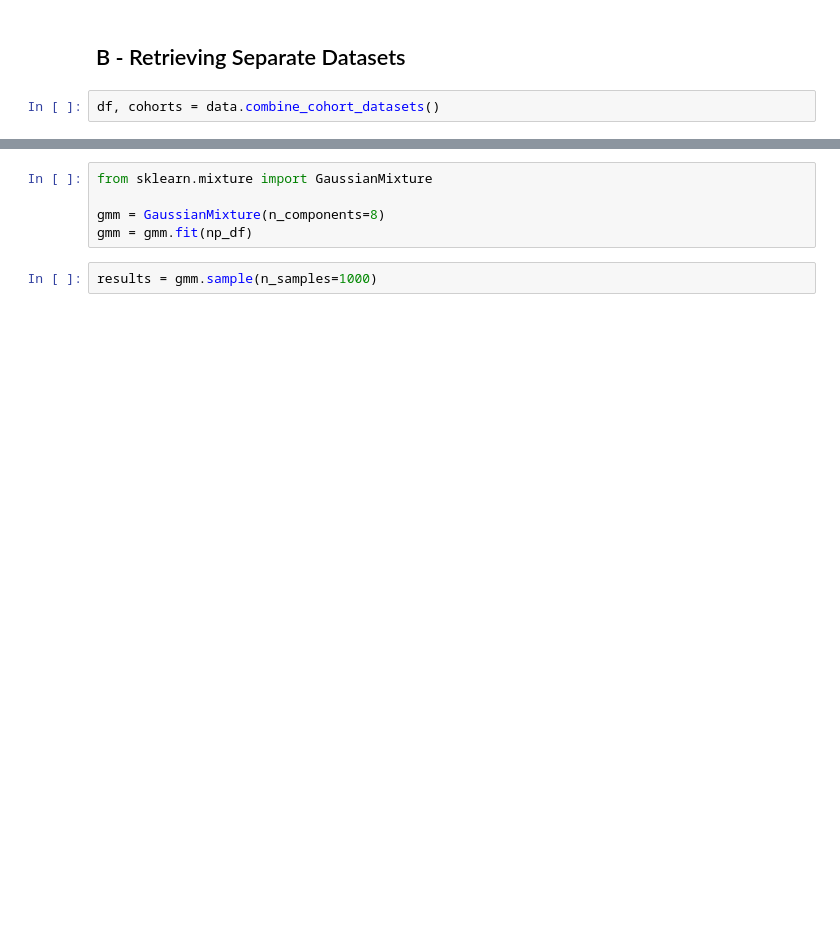
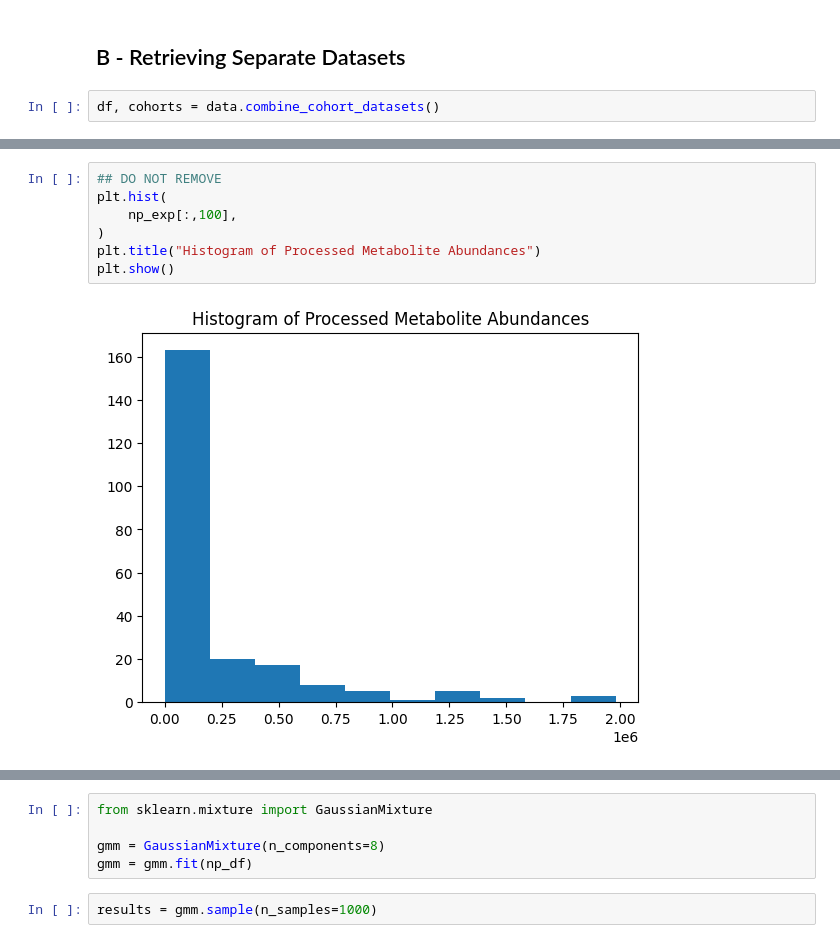
Before and after one commit to alfonsomiguelcruz/metabodgd, a Jupyter notebook: 01 - Data Preprocessing.ipynb, the cells around one changed output, grey strips where cells are left out. Cells and saved outputs as stored; diff of their text form; blank space fills up the shorter version.

```diff
--- a/01 - Data Preprocessing.ipynb
+++ b/01 - Data Preprocessing.ipynb
@@ -15,0 +93,9 @@ df, cohorts = data.combine_cohort_datasets()
+# %%
+## DO NOT REMOVE
+plt.hist(
+    np_exp[:,100],
+)
+plt.title("Histogram of Processed Metabolite Abundances")
+plt.show()
+# %% [output]
+[figure, added]
```
Also changed, not shown: parts of 21 cells of this notebook, 4 other files.
